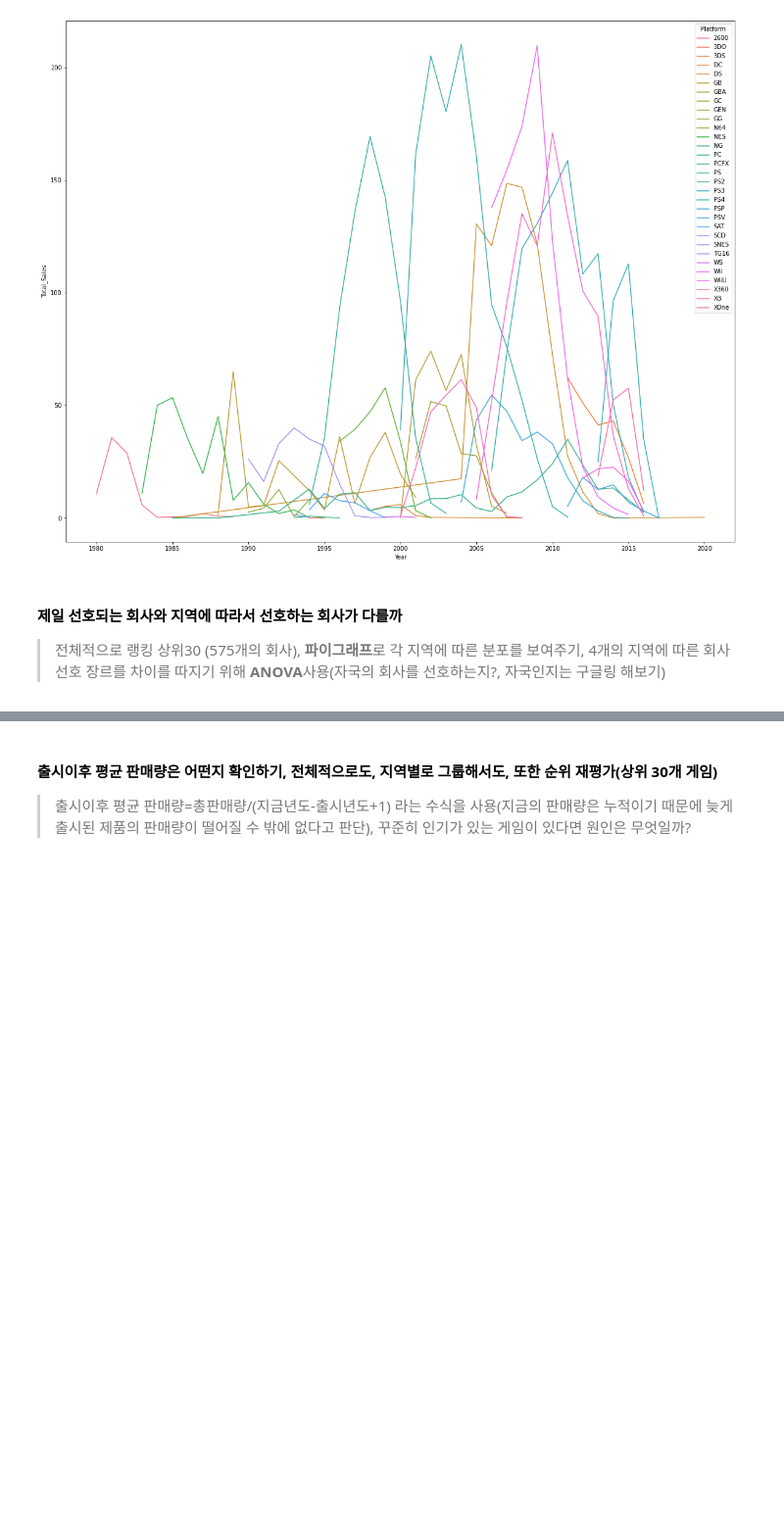
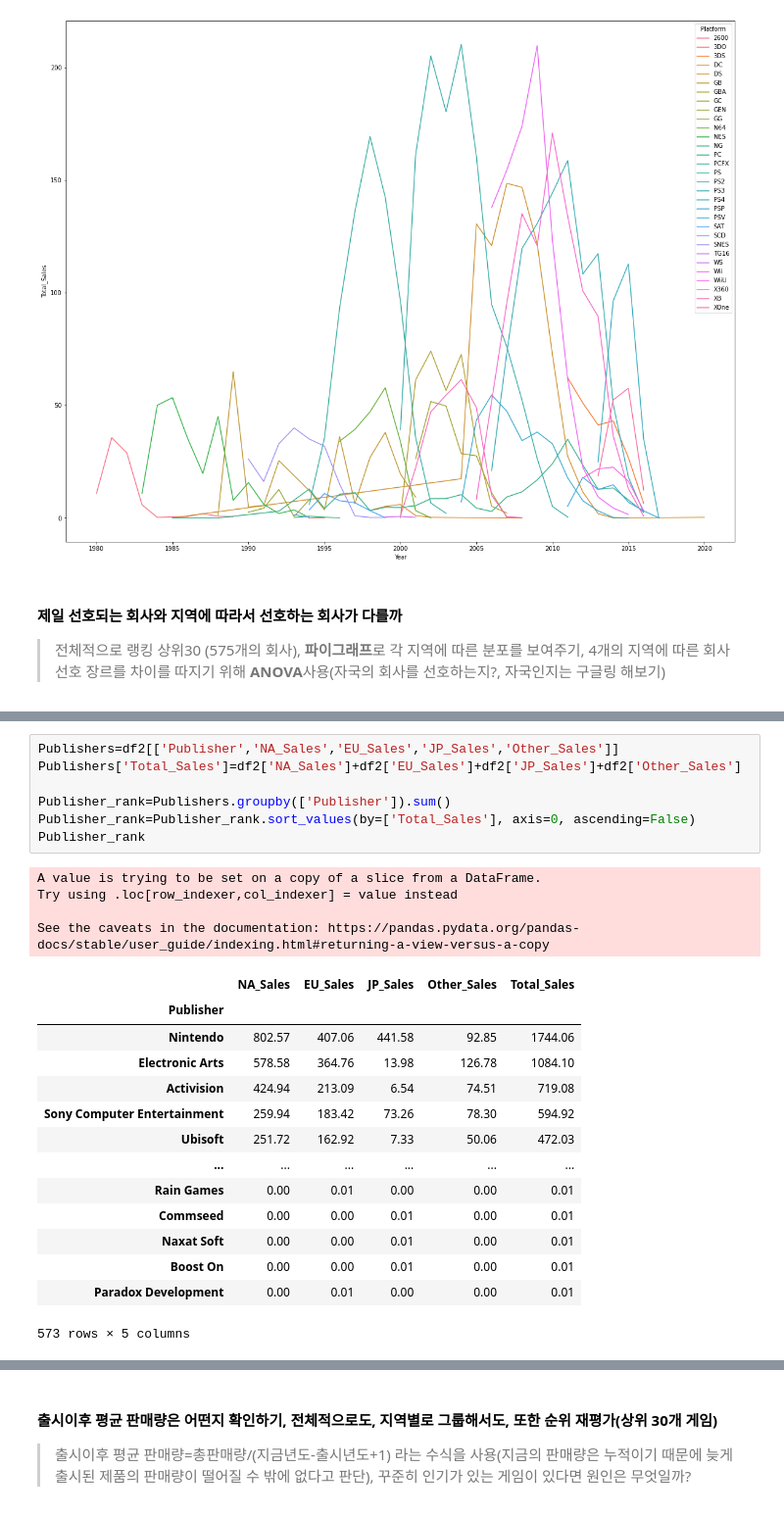
Before and after one commit to ohyunju/projects, a Jupyter notebook: project1/Project1.ipynb, the cells around one changed output, grey strips where cells are left out. Shown at 98% size. Drawn from its saved outputs; the diff is of its cells as text; blank space fills up the shorter version.

```diff
--- a/project1/Project1.ipynb
+++ b/project1/Project1.ipynb
@@ -1044,0 +1077,26 @@ plt.show()
+# %%
+Publishers=df2[['Publisher','NA_Sales','EU_Sales','JP_Sales','Other_Sales']]
+Publishers['Total_Sales']=df2['NA_Sales']+df2['EU_Sales']+df2['JP_Sales']+df2['Other_Sales']
+
+Publisher_rank=Publishers.groupby(['Publisher']).sum()
+Publisher_rank=Publisher_rank.sort_values(by=['Total_Sales'], axis=0, ascending=False)
+Publisher_rank
+# %% [output]
+A value is trying to be set on a copy of a slice from a DataFrame.
+Try using .loc[row_indexer,col_indexer] = value instead
+
+See the caveats in the documentation: https://pandas.pydata.org/pandas-docs/stable/user_guide/indexing.html#returning-a-view-versus-a-copy
+|  | NA_Sales | EU_Sales | JP_Sales | Other_Sales | Total_Sales |
+| Publisher |  |  |  |  |  |
+| Nintendo | 802.57 | 407.06 | 441.58 | 92.85 | 1744.06 |
+| Electronic Arts | 578.58 | 364.76 | 13.98 | 126.78 | 1084.10 |
+| Activision | 424.94 | 213.09 | 6.54 | 74.51 | 719.08 |
+| Sony Computer Entertainment | 259.94 | 183.42 | 73.26 | 78.30 | 594.92 |
+| Ubisoft | 251.72 | 162.92 | 7.33 | 50.06 | 472.03 |
+| ... | ... | ... | ... | ... | ... |
+| Rain Games | 0.00 | 0.01 | 0.00 | 0.00 | 0.01 |
+| Commseed | 0.00 | 0.00 | 0.01 | 0.00 | 0.01 |
+| Naxat Soft | 0.00 | 0.00 | 0.01 | 0.00 | 0.01 |
+| Boost On | 0.00 | 0.00 | 0.01 | 0.00 | 0.01 |
+| Paradox Development | 0.00 | 0.01 | 0.00 | 0.00 | 0.01 |
+573 rows × 5 columns
```
Also changed, not shown: parts of 14 cells of this notebook.
